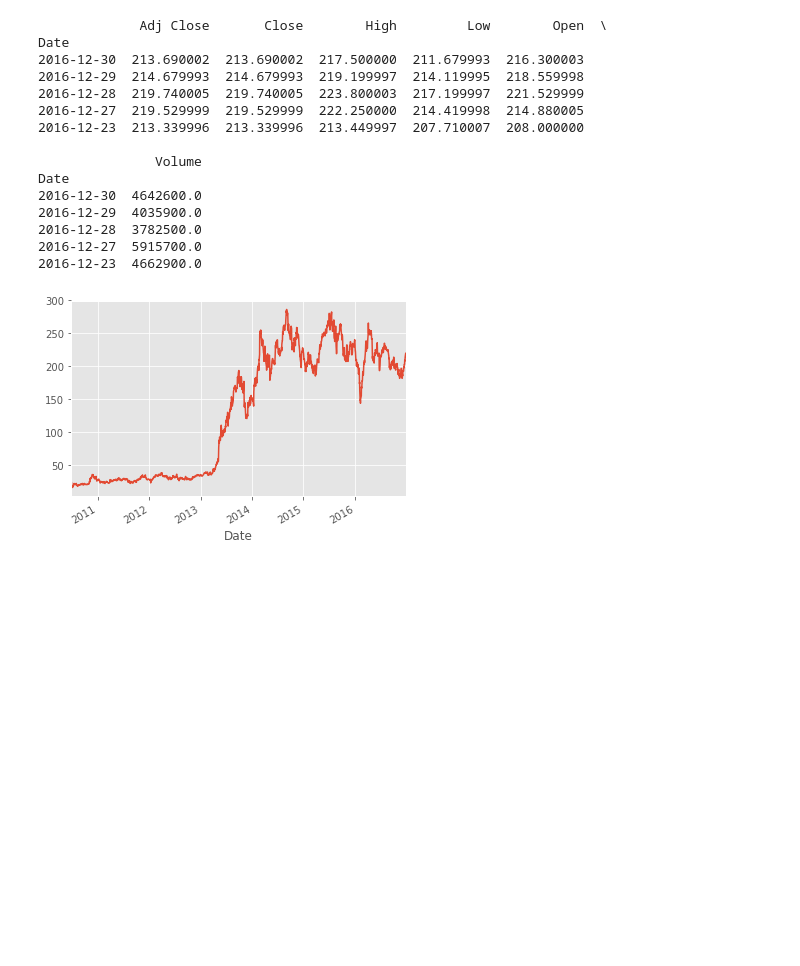
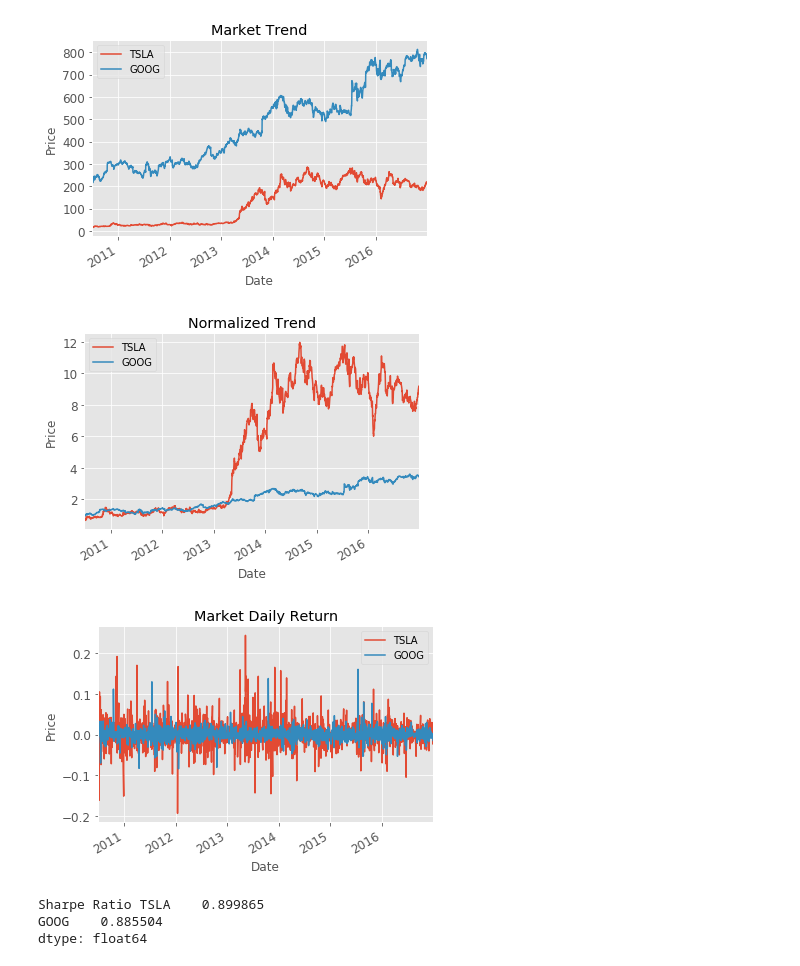
Before and after one commit to CheneyZeng/trading-course, a Jupyter notebook: mini_course1.ipynb, the cells around one changed output. Saved outputs shown, nothing was run; the diff lists cells and outputs as text; code cells hidden in the pictures; blank space fills up the shorter version.

```diff
--- a/mini_course1.ipynb
+++ b/mini_course1.ipynb
@@ -12,6 +21 @@ def get_data(start, end, symbol):
     return df
-# %%
-def plot_df(df):
-    style.use('ggplot')
-    df['Adj Close',:,0].plot()
-    plt.show()
@@ -18,33 +49,39 @@ def plot_df(df):
+# %%
+#daily_return = (price[i]-price[i-1])-1
+def daily_return(df):
+    daily_return = (df/df.shift())-1
+    daily_return.ix[0,:]=0
+    return daily_return
+# %%
+def sharpe_ratio(daily_return,daily_rf=0,samples_per_year=252):
+    sr = ((daily_return - daily_rf).mean()/daily_return.std()) * np.sqrt(samples_per_year)
+    return sr
 # %%
 # calculate all of the index here, cumulative return, average daily return, Sharpe Ratio
-def calculate_portfolio(df)
-
-    return portfolio
+def calculate_portfolio(df):
+    ndf = df/df.ix[0]
+    dr = daily_return(ndf)
+    sr = sharpe_ratio(dr)
+    return ndf, dr, sr
 # %%
-if __name__ == "__main__":
-    start = pd.to_datetime('2000-01-01')
-    end = pd.to_datetime('2016-12-31')
-    symbol = ['TSLA']
-    df = get_data(start,end,symbol)
-    print(df[:,:,0].head())
+start = pd.to_datetime('2016-01-01')
+end = pd.to_datetime('2016-12-31')
+symbols = ['TSLA','GOOG']
+#df = get_data(start,end,symbols)
+#print(df)
 
-    plot_df(df)
+plot_df(df, title='Market Trend')
+#plot_rolling(df,key=symbols,windows=20,title='Rolling band')
 
-    #portfolio = calculate_portfolio(df) #structure of portfolio
+ndf, dr, sr = calculate_portfolio(df)
+plot_df(ndf, title='Normalized Trend')
+plot_df(dr, title='Market Daily Return')
+print('Sharpe Ratio',sr)
+#portfolio = calculate_portfolio(df) #structure of portfolio
 # %% [output]
+[figure, new version]
+[figure, added]
+[figure, added]
-             Adj Close       Close        High         Low        Open  \
-Date
-2016-12-30  213.690002  213.690002  217.500000  211.679993  216.300003
-2016-12-29  214.679993  214.679993  219.199997  214.119995  218.559998
-2016-12-28  219.740005  219.740005  223.800003  217.199997  221.529999
-2016-12-27  219.529999  219.529999  222.250000  214.419998  214.880005
-2016-12-23  213.339996  213.339996  213.449997  207.710007  208.000000
-
-               Volume
-Date
-2016-12-30  4642600.0
-2016-12-29  4035900.0
-2016-12-28  3782500.0
-2016-12-27  5915700.0
-2016-12-23  4662900.0
+Sharpe Ratio TSLA    0.899865
+GOOG    0.885504
+dtype: float64
-[figure, old version]
```
Also changed, not shown: parts of 4 cells of this notebook, 25 other files.
